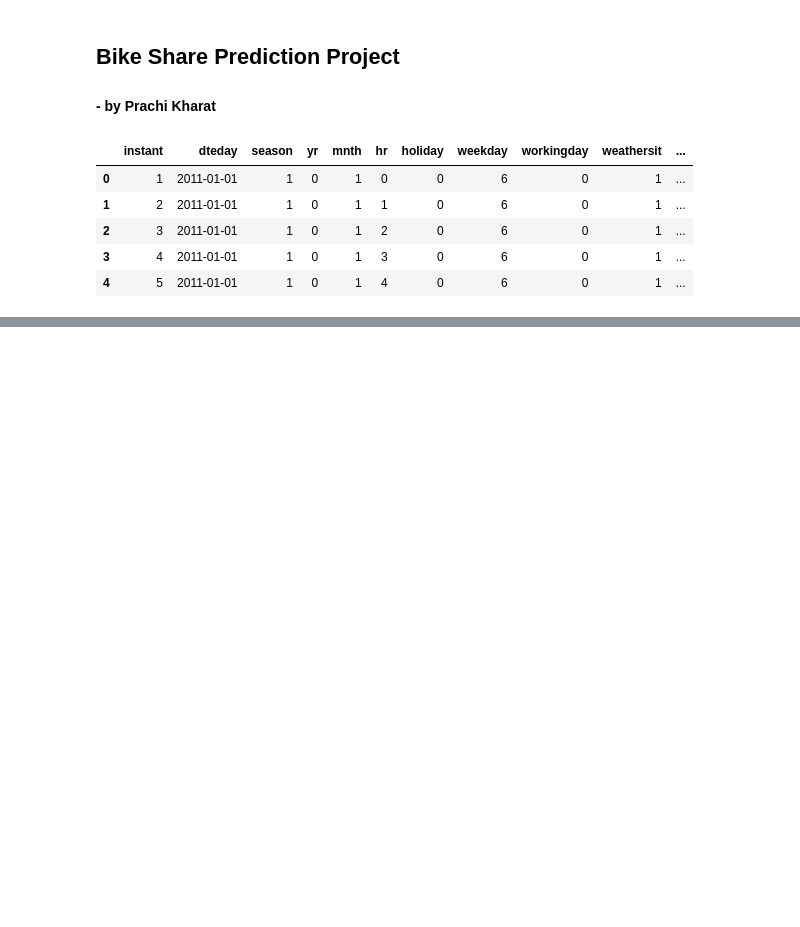
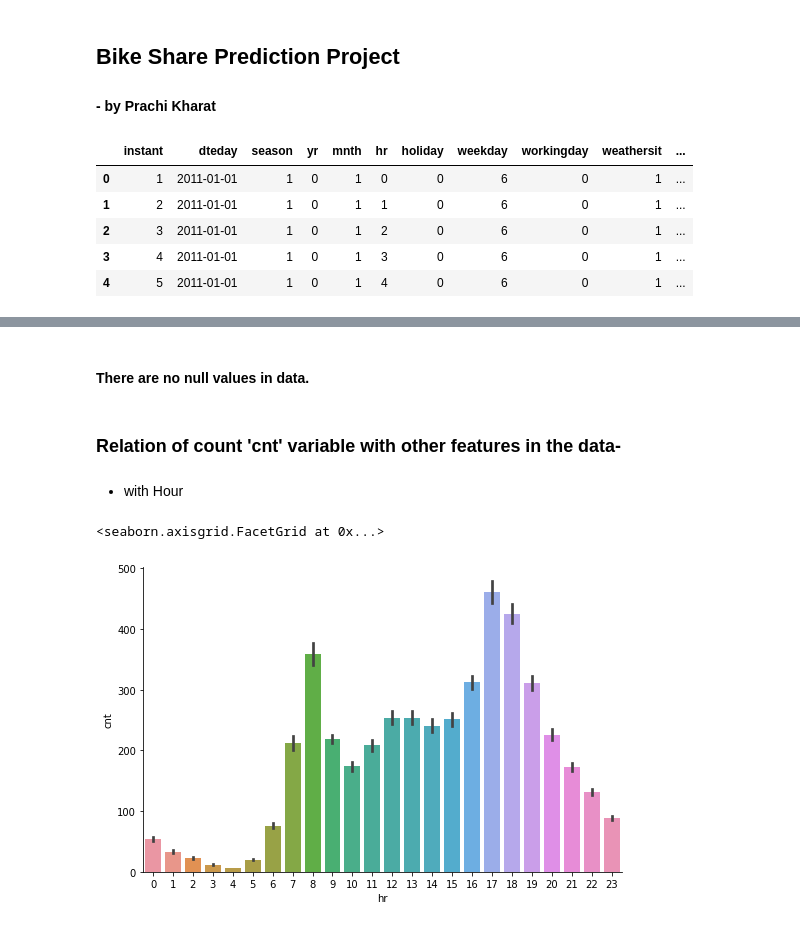
Before and after one commit to KharatPrachi72/Bikeshare, a Jupyter notebook: Notebooks/Hourly_model and EDA.ipynb, the cells around one changed output, grey strips where cells are left out. Saved outputs shown, nothing was run; the diff lists cells and outputs as text; code cells hidden in the pictures; blank space fills up the shorter version.

```diff
--- a/Notebooks/Hourly_model and EDA.ipynb
+++ b/Notebooks/Hourly_model and EDA.ipynb
@@ -32,0 +58,11 @@ Check if data contains any null values
+# %% [markdown]
+#### There are no null values in data.
+# %% [markdown]
+### Relation of count 'cnt' variable with other features in the data-
+# %% [markdown]
+- with Hour
+# %%
+sns.factorplot(x="hr",y="cnt",data=hourly_df,kind='bar',size=5,aspect=1.5)
+# %% [output]
+<seaborn.axisgrid.FacetGrid at 0x...>
+[figure, added]
```
Also changed, not shown: parts of 16 cells of this notebook, 1 other file.
